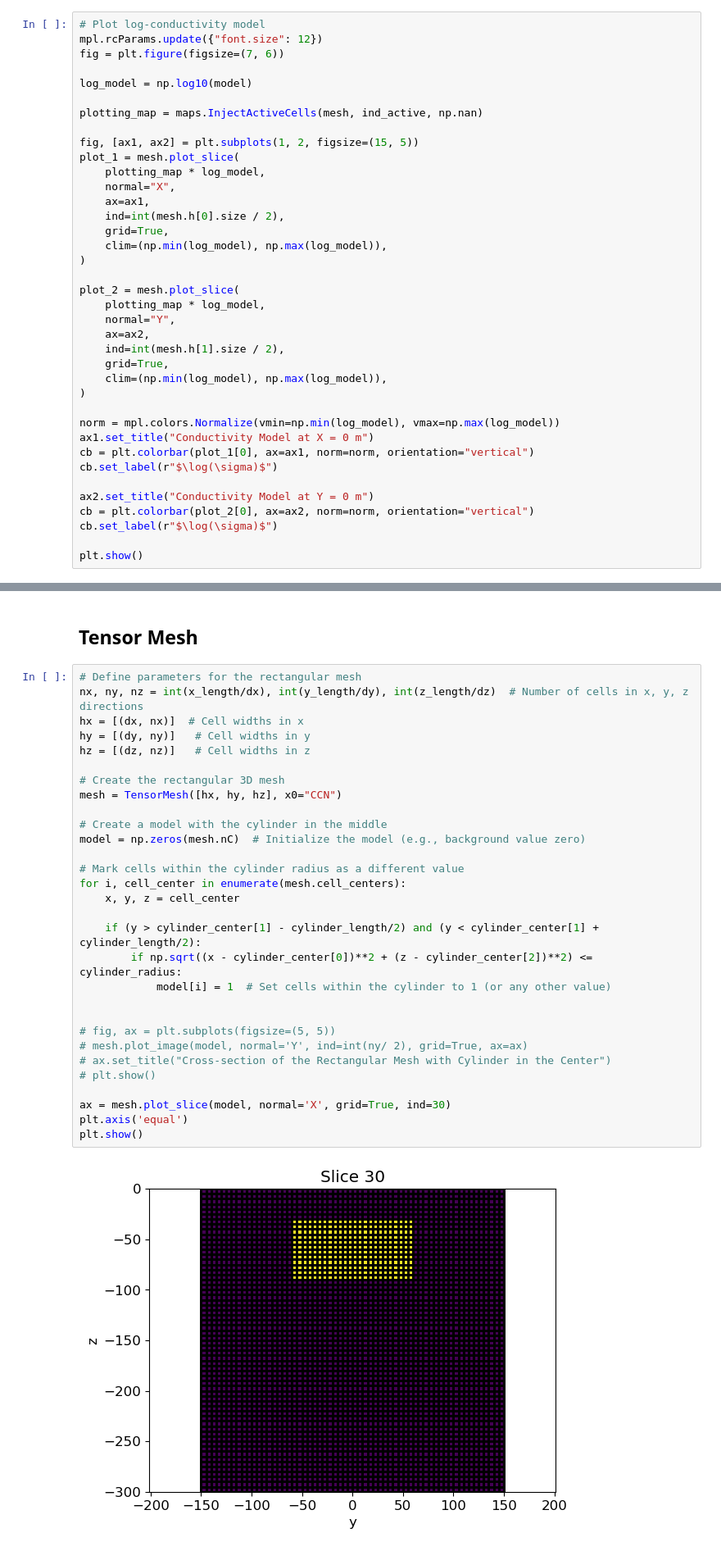
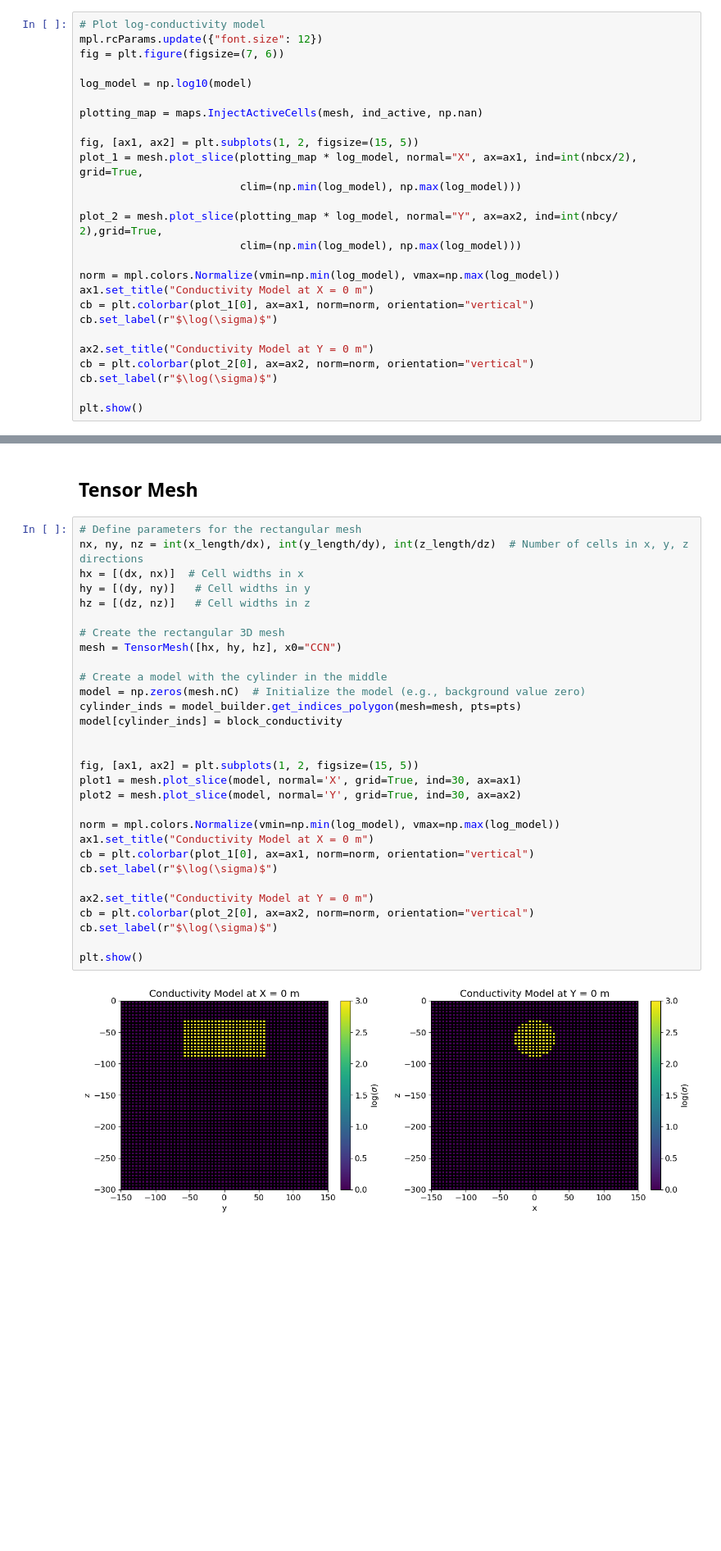
Before and after one commit to matthewhasman/Geophysical-Electromagnetic-Scanner, a Jupyter notebook: basic_experiment_tests/creating_uxo_object.ipynb, the cells around one changed output, grey strips where cells are left out. Shown: that part at 82% size. Saved outputs shown, nothing was run; the diff lists cells and outputs as text; blank space fills up the shorter version.

Commit message:
updated the tensor mesh

```diff
--- a/basic_experiment_tests/creating_uxo_object.ipynb
+++ b/basic_experiment_tests/creating_uxo_object.ipynb
@@ -110,23 +106,11 @@ log_model = np.log10(model)
 plotting_map = maps.InjectActiveCells(mesh, ind_active, np.nan)
 
 fig, [ax1, ax2] = plt.subplots(1, 2, figsize=(15, 5))
-plot_1 = mesh.plot_slice(
-    plotting_map * log_model,
-    normal="X",
-    ax=ax1,
-    ind=int(mesh.h[0].size / 2),
-    grid=True,
-    clim=(np.min(log_model), np.max(log_model)),
-)
+plot_1 = mesh.plot_slice(plotting_map * log_model, normal="X", ax=ax1, ind=int(nbcx/2), grid=True,
+                         clim=(np.min(log_model), np.max(log_model)))
 
-plot_2 = mesh.plot_slice(
-    plotting_map * log_model,
-    normal="Y",
-    ax=ax2,
-    ind=int(mesh.h[1].size / 2),
-    grid=True,
-    clim=(np.min(log_model), np.max(log_model)),
-)
+plot_2 = mesh.plot_slice(plotting_map * log_model, normal="Y", ax=ax2, ind=int(nbcy/ 2),grid=True,
+                         clim=(np.min(log_model), np.max(log_model)))
 
 norm = mpl.colors.Normalize(vmin=np.min(log_model), vmax=np.max(log_model))
 ax1.set_title("Conductivity Model at X = 0 m")
@@ -146,32 +130,32 @@ plt.show()
 # %%
 # Define parameters for the rectangular mesh
 nx, ny, nz = int(x_length/dx), int(y_length/dy), int(z_length/dz)  # Number of cells in x, y, z directions
 hx = [(dx, nx)]  # Cell widths in x
 hy = [(dy, ny)]   # Cell widths in y
 hz = [(dz, nz)]   # Cell widths in z
 
 # Create the rectangular 3D mesh
 mesh = TensorMesh([hx, hy, hz], x0="CCN")
 
 # Create a model with the cylinder in the middle
 model = np.zeros(mesh.nC)  # Initialize the model (e.g., background value zero)
-
-# Mark cells within the cylinder radius as a different value
-for i, cell_center in enumerate(mesh.cell_centers):
-    x, y, z = cell_center
-
-    if (y > cylinder_center[1] - cylinder_length/2) and (y < cylinder_center[1] + cylinder_length/2):
-        if np.sqrt((x - cylinder_center[0])**2 + (z - cylinder_center[2])**2) <= cylinder_radius:
-            model[i] = 1  # Set cells within the cylinder to 1 (or any other value)
+cylinder_inds = model_builder.get_indices_polygon(mesh=mesh, pts=pts)
+model[cylinder_inds] = block_conductivity
 
 
-# fig, ax = plt.subplots(figsize=(5, 5))
-# mesh.plot_image(model, normal='Y', ind=int(ny/ 2), grid=True, ax=ax)
-# ax.set_title("Cross-section of the Rectangular Mesh with Cylinder in the Center")
-# plt.show()
+fig, [ax1, ax2] = plt.subplots(1, 2, figsize=(15, 5))
+plot1 = mesh.plot_slice(model, normal='X', grid=True, ind=30, ax=ax1)
+plot2 = mesh.plot_slice(model, normal='Y', grid=True, ind=30, ax=ax2)
 
-ax = mesh.plot_slice(model, normal='X', grid=True, ind=30)
-plt.axis('equal')
+norm = mpl.colors.Normalize(vmin=np.min(log_model), vmax=np.max(log_model))
+ax1.set_title("Conductivity Model at X = 0 m")
+cb = plt.colorbar(plot_1[0], ax=ax1, norm=norm, orientation="vertical")
+cb.set_label(r"$\log(\sigma)$")
+
+ax2.set_title("Conductivity Model at Y = 0 m")
+cb = plt.colorbar(plot_2[0], ax=ax2, norm=norm, orientation="vertical")
+cb.set_label(r"$\log(\sigma)$")
+
 plt.show()
 # %% [output]
-[figure, old version]
+[figure, new version]
```
Also changed, not shown: parts of 1 cell of this notebook.
